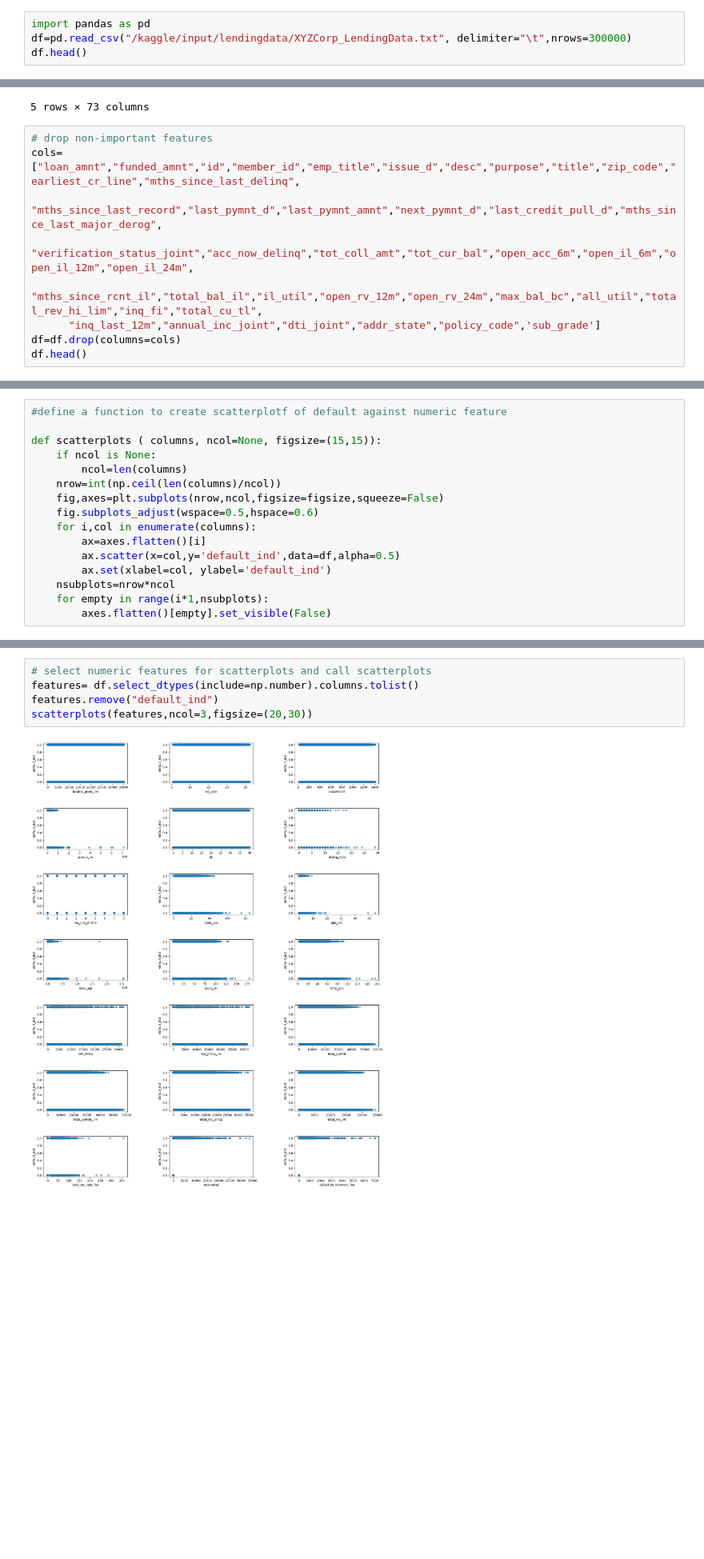
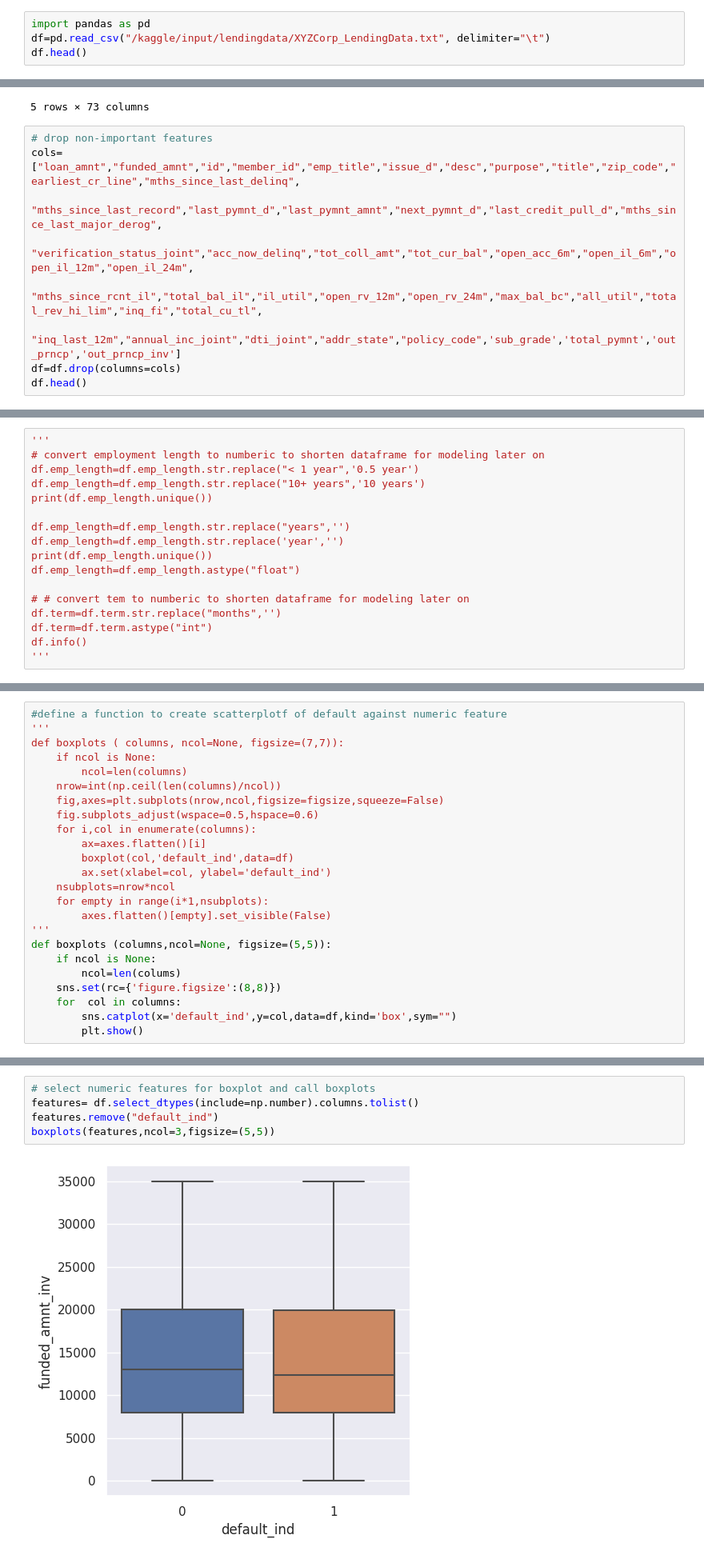
Before and after one commit to vv333333/DS, a Jupyter notebook: Capstone3_LoanDefault.ipynb, the cells around one changed output, grey strips where cells are left out. Shown at 80% size. Cells and saved outputs as stored; diff of their text form; blank space fills up the shorter version.

Commit message:
Kaggle Notebook | firstNotebook | Version 3

```diff
--- a/Capstone3_LoanDefault.ipynb
+++ b/Capstone3_LoanDefault.ipynb
@@ -47,7 +47,7 @@ from sklearn.preprocessing import StandardScaler, MinMaxScaler
 # Data Wrangling
 # %%
 import pandas as pd
-df=pd.read_csv("/kaggle/input/lendingdata/XYZCorp_LendingData.txt", delimiter="\t",nrows=300000)
+df=pd.read_csv("/kaggle/input/lendingdata/XYZCorp_LendingData.txt", delimiter="\t")
 df.head()
 # %% [output]
 |  | id | member_id | loan_amnt | funded_amnt | funded_amnt_inv | term | int_rate | installment | grade | ... |
@@ -63,7 +63,7 @@ cols=["loan_amnt","funded_amnt","id","member_id","emp_title","issue_d","desc","p
       "mths_since_last_record","last_pymnt_d","last_pymnt_amnt","next_pymnt_d","last_credit_pull_d","mths_since_last_major_derog",
       "verification_status_joint","acc_now_delinq","tot_coll_amt","tot_cur_bal","open_acc_6m","open_il_6m","open_il_12m","open_il_24m",
       "mths_since_rcnt_il","total_bal_il","il_util","open_rv_12m","open_rv_24m","max_bal_bc","all_util","total_rev_hi_lim","inq_fi","total_cu_tl",
-      "inq_last_12m","annual_inc_joint","dti_joint","addr_state","policy_code",'sub_grade']
+      "inq_last_12m","annual_inc_joint","dti_joint","addr_state","policy_code",'sub_grade','total_pymnt','out_prncp','out_prncp_inv']
 df=df.drop(columns=cols)
 df.head()
 # %% [output]
@@ -172,0 +175,17 @@ Name: count, dtype: int64
+# %%
+'''
+# convert employment length to numberic to shorten dataframe for modeling later on
+df.emp_length=df.emp_length.str.replace("< 1 year",'0.5 year')
+df.emp_length=df.emp_length.str.replace("10+ years",'10 years')
+print(df.emp_length.unique())
+
+df.emp_length=df.emp_length.str.replace("years",'')
+df.emp_length=df.emp_length.str.replace('year','')
+print(df.emp_length.unique())
+df.emp_length=df.emp_length.astype("float")
+
+# # convert tem to numberic to shorten dataframe for modeling later on
+df.term=df.term.str.replace("months",'')
+df.term=df.term.astype("int")
+df.info()
+'''
@@ -182,7 +205,7 @@ plt.subplots_adjust(hspace=1);
 # %%
 #define a function to create scatterplotf of default against numeric feature
-
-def scatterplots ( columns, ncol=None, figsize=(15,15)):
+'''
+def boxplots ( columns, ncol=None, figsize=(7,7)):
     if ncol is None:
         ncol=len(columns)
     nrow=int(np.ceil(len(columns)/ncol))
@@ -190,8 +213,16 @@ def scatterplots ( columns, ncol=None, figsize=(15,15)):
     fig.subplots_adjust(wspace=0.5,hspace=0.6)
     for i,col in enumerate(columns):
         ax=axes.flatten()[i]
-        ax.scatter(x=col,y='default_ind',data=df,alpha=0.5)
+        boxplot(col,'default_ind',data=df)
         ax.set(xlabel=col, ylabel='default_ind')
     nsubplots=nrow*ncol
     for empty in range(i*1,nsubplots):
         axes.flatten()[empty].set_visible(False)
+'''
+def boxplots (columns,ncol=None, figsize=(5,5)):
+    if ncol is None:
+        ncol=len(colums)
+    sns.set(rc={'figure.figsize':(8,8)})
+    for  col in columns:
+        sns.catplot(x='default_ind',y=col,data=df,kind='box',sym="")
+        plt.show()
@@ -200,7 +229,7 @@ def scatterplots ( columns, ncol=None, figsize=(15,15)):
 # %%
-# select numeric features for scatterplots and call scatterplots
+# select numeric features for boxplot and call boxplots
 features= df.select_dtypes(include=np.number).columns.tolist()
 features.remove("default_ind")
-scatterplots(features,ncol=3,figsize=(20,30))
+boxplots(features,ncol=3,figsize=(5,5))
 # %% [output]
-[figure, old version]
+[figure, new version]
```
Also changed, not shown: parts of 41 cells of this notebook.
